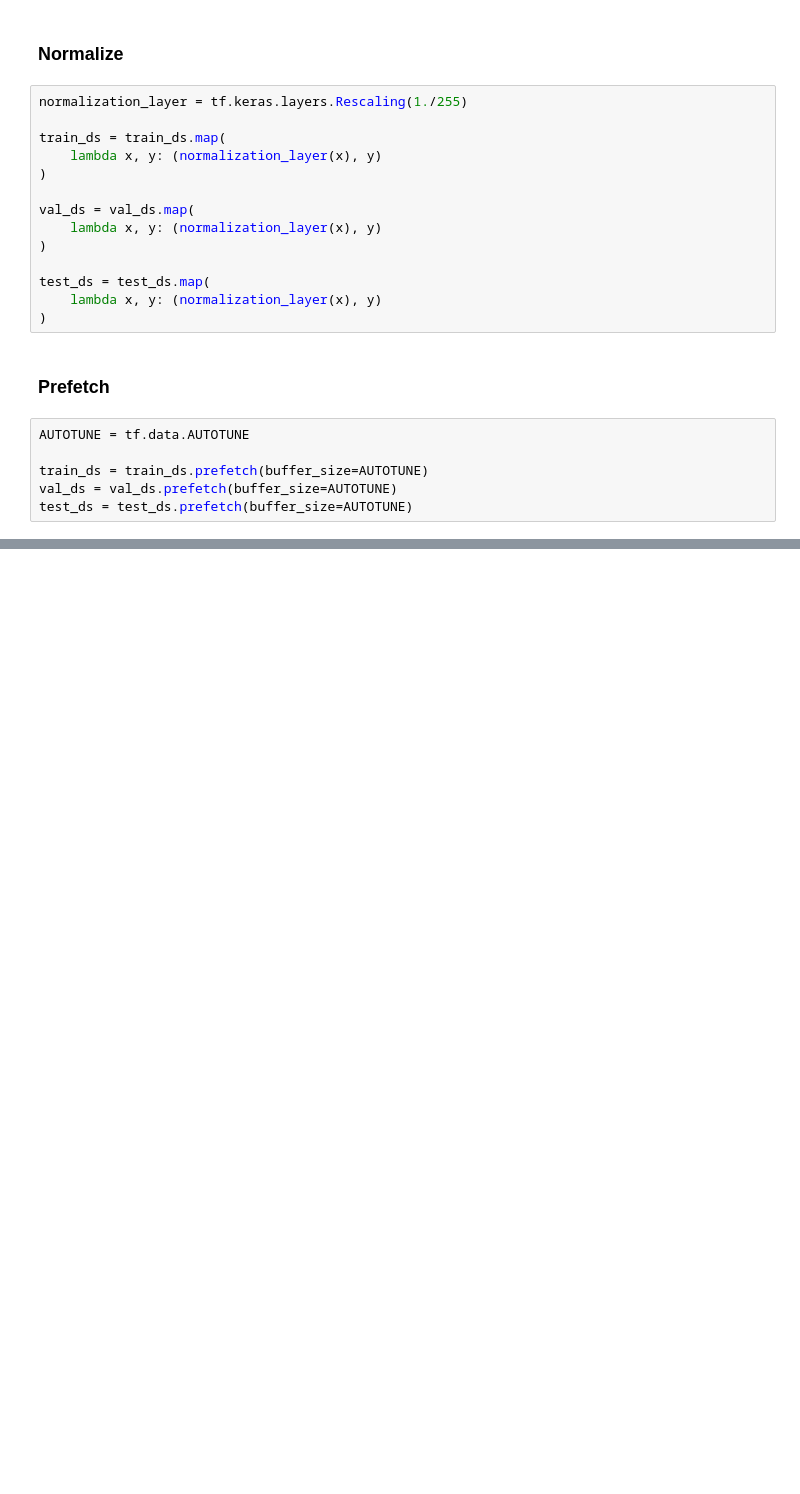
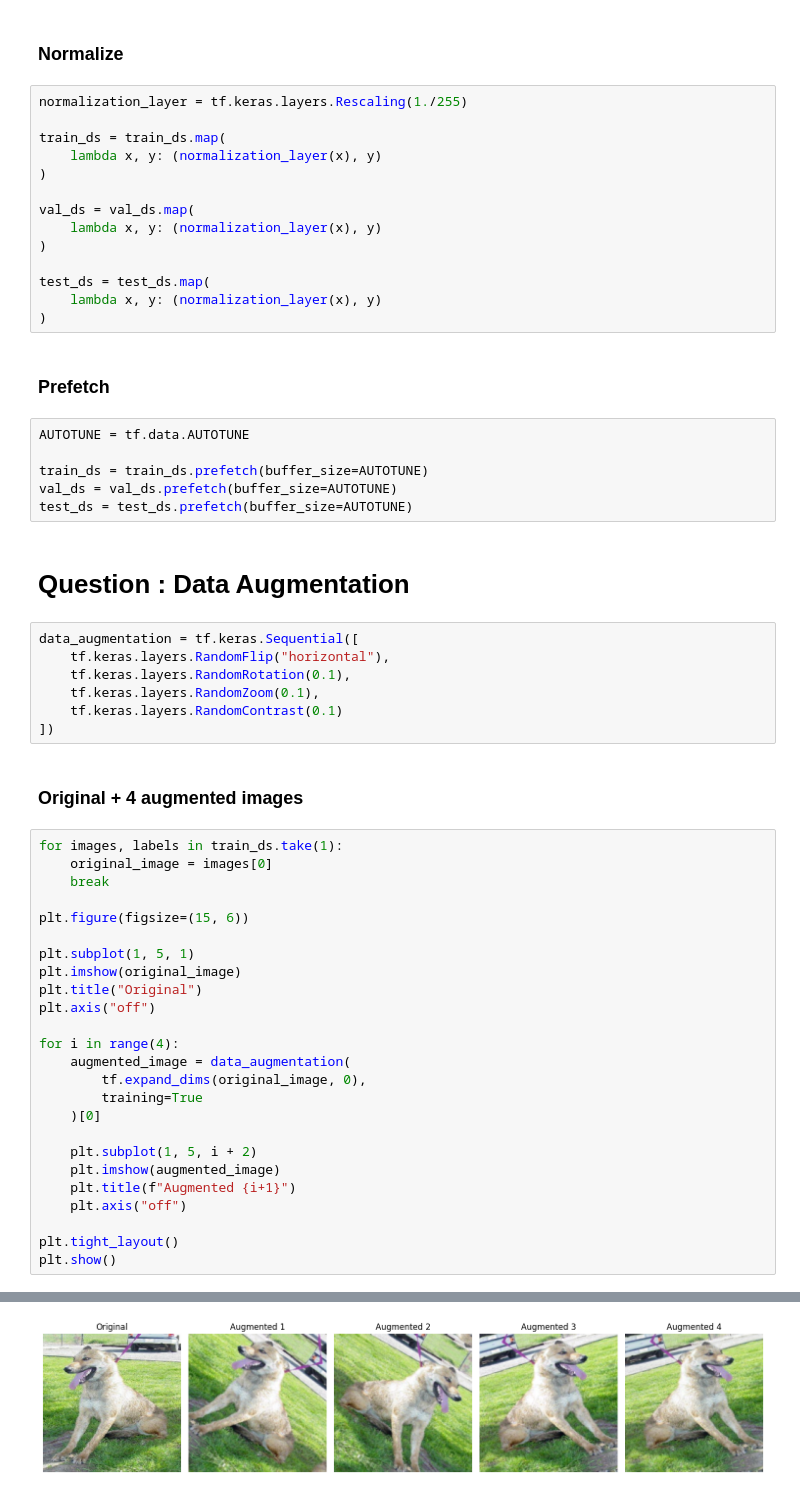
Before and after one commit to mdzubayereashraf/Ostad-AI-Engineering-Course-Assignments, a Jupyter notebook: Assignmen_No_14(Deep_Learning_Project_Dog_vs_Cat_Image_Classification).ipynb, the cells around one changed output, grey strips where cells are left out. Cells and saved outputs as stored; diff of their text form; blank space fills up the shorter version.

Commit message:
augmentation

```diff
--- a/Assignmen_No_14(Deep_Learning_Project_Dog_vs_Cat_Image_Classification).ipynb
+++ b/Assignmen_No_14(Deep_Learning_Project_Dog_vs_Cat_Image_Classification).ipynb
@@ -128,3 +130,40 @@ AUTOTUNE = tf.data.AUTOTUNE
 train_ds = train_ds.prefetch(buffer_size=AUTOTUNE)
 val_ds = val_ds.prefetch(buffer_size=AUTOTUNE)
 test_ds = test_ds.prefetch(buffer_size=AUTOTUNE)
+# %% [markdown]
+# **Question  : Data Augmentation**
+# %%
+data_augmentation = tf.keras.Sequential([
+    tf.keras.layers.RandomFlip("horizontal"),
+    tf.keras.layers.RandomRotation(0.1),
+    tf.keras.layers.RandomZoom(0.1),
+    tf.keras.layers.RandomContrast(0.1)
+])
+# %% [markdown]
+### **Original + 4 augmented images**
+# %%
+for images, labels in train_ds.take(1):
+    original_image = images[0]
+    break
+
+plt.figure(figsize=(15, 6))
+
+plt.subplot(1, 5, 1)
+plt.imshow(original_image)
+plt.title("Original")
+plt.axis("off")
+
+for i in range(4):
+    augmented_image = data_augmentation(
+        tf.expand_dims(original_image, 0),
+        training=True
+    )[0]
+
+    plt.subplot(1, 5, i + 2)
+    plt.imshow(augmented_image)
+    plt.title(f"Augmented {i+1}")
+    plt.axis("off")
+
+plt.tight_layout()
+plt.show()
+# %% [output]
@@ -130,0 +173 @@ test_ds = test_ds.prefetch(buffer_size=AUTOTUNE)
+[figure, added]
```
Also changed, not shown: parts of 3 cells of this notebook.
